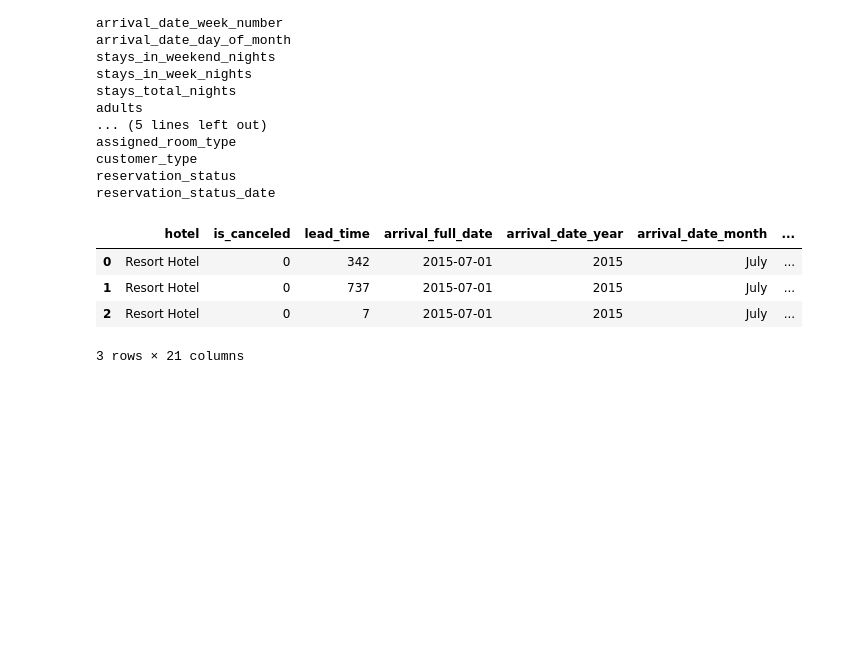
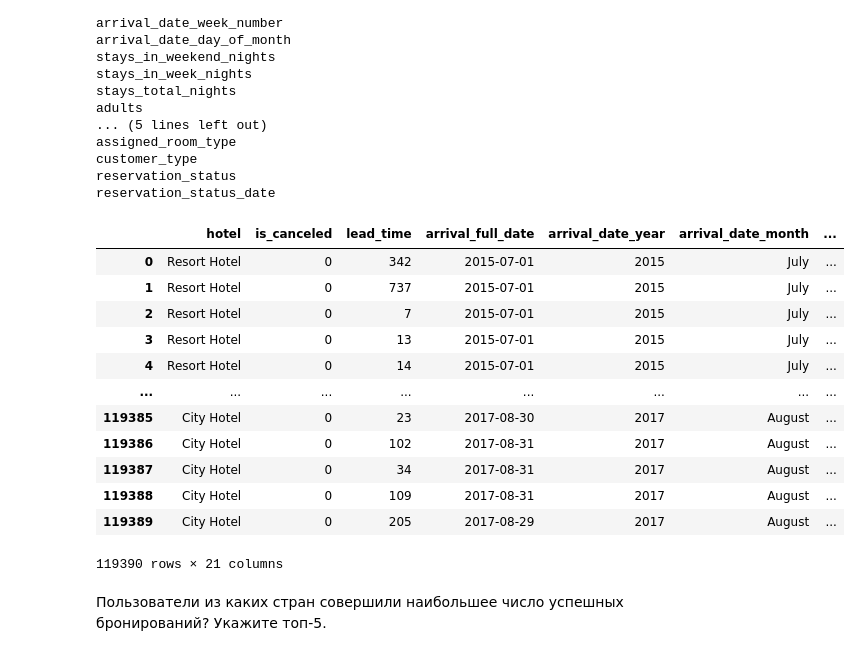
Before and after one commit to Tamerly/Data_analisys_learning, a Jupyter notebook: Project_lesson_2.ipynb, the cells around one changed output. Saved outputs shown, nothing was run; the diff lists cells and outputs as text; code cells hidden in the pictures; blank space fills up the shorter version.

```diff
--- a/Project_lesson_2.ipynb
+++ b/Project_lesson_2.ipynb
@@ -99,10 +99,20 @@ def rename_columns(df):
   return df
 # %%
 df = rename_columns(df)
-df.head(3)
+df
 # %% [output]
 |  | hotel | is_canceled | lead_time | arrival_full_date | arrival_date_year | arrival_date_month | ... |
 | 0 | Resort Hotel | 0 | 342 | 2015-07-01 | 2015 | July | ... |
 | 1 | Resort Hotel | 0 | 737 | 2015-07-01 | 2015 | July | ... |
 | 2 | Resort Hotel | 0 | 7 | 2015-07-01 | 2015 | July | ... |
+| 3 | Resort Hotel | 0 | 13 | 2015-07-01 | 2015 | July | ... |
+| 4 | Resort Hotel | 0 | 14 | 2015-07-01 | 2015 | July | ... |
+| ... | ... | ... | ... | ... | ... | ... | ... |
+| 119385 | City Hotel | 0 | 23 | 2017-08-30 | 2017 | August | ... |
+| 119386 | City Hotel | 0 | 102 | 2017-08-31 | 2017 | August | ... |
+| 119387 | City Hotel | 0 | 34 | 2017-08-31 | 2017 | August | ... |
+| 119388 | City Hotel | 0 | 109 | 2017-08-31 | 2017 | August | ... |
+| 119389 | City Hotel | 0 | 205 | 2017-08-29 | 2017 | August | ... |
-3 rows × 21 columns
+119390 rows × 21 columns
+# %% [markdown]
+Пользователи из каких стран совершили наибольшее число успешных бронирований? Укажите топ-5.
```
Also changed, not shown: parts of 19 cells of this notebook.
